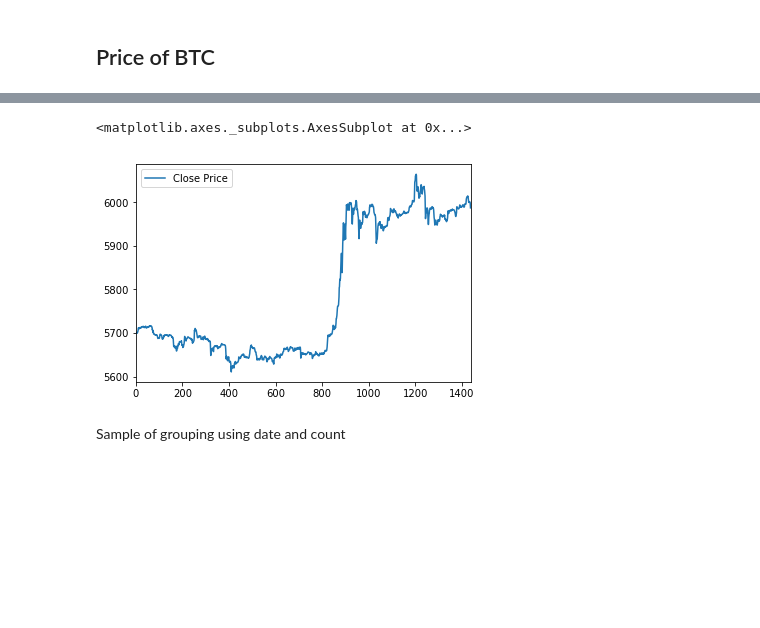
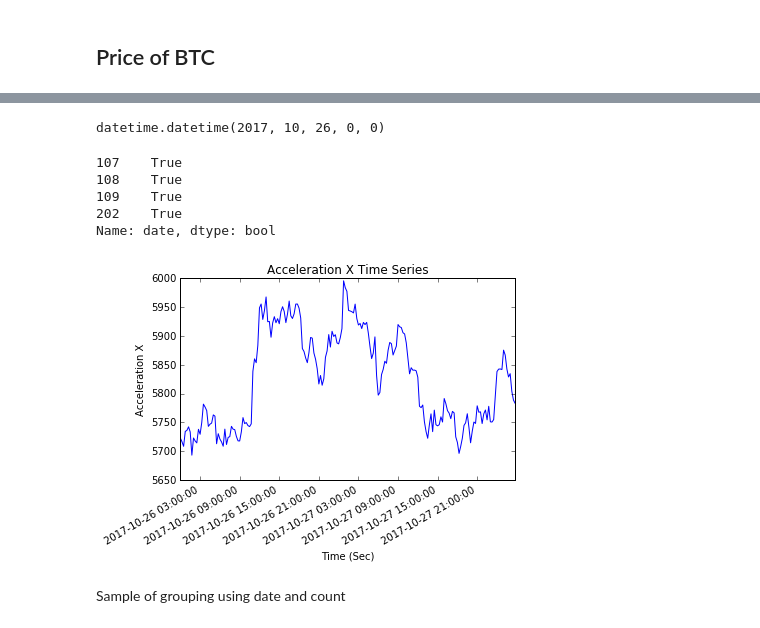
Before and after one commit to madhulekha-arun/SentimentAnalysis, a Jupyter notebook: BTC ETH.ipynb, the cells around one changed output, grey strips where cells are left out. Drawn from its saved outputs; the diff is of its cells as text; code cells hidden in the pictures; blank space fills up the shorter version.

```diff
--- a/BTC ETH.ipynb
+++ b/BTC ETH.ipynb
@@ -150,9 +151,14 @@ bitcoin_price.head()
-# %%
-import matplotlib.pyplot as plt
-
-%matplotlib inline
-
-bitcoin_price.plot()
-# %% [output]
-<matplotlib.axes._subplots.AxesSubplot at 0x...>
-[figure, removed]
+# %%
+datetime.datetime.strptime(bitcoin_price.iloc[0]['Date'],'%Y-%m-%d %H:%M:%S')
+# %% [output]
+datetime.datetime(2017, 10, 26, 0, 0)
+# %%
+price_date_col = []
+vals = []
+
+for i in range(len(bitcoin_price)):
+    try:
+        price_date_col.append(datetime.datetime.strptime(bitcoin_price.iloc[i]['Date'],'%Y-%m-%d %H:%M:%S'))
+        vals.append(bitcoin_price.iloc[i]['Close'])
+    except:
+        continue
@@ -159,3 +168,31 @@ bitcoin_price.plot()
+# %%
+#price_df = price_df[
+
+price_df['date']>datetime.datetime(2017, 10, 27, 0, 0)
+# %% [output]
+107    True
+108    True
+109    True
+202    True
+Name: date, dtype: bool
+# %%
+import matplotlib.pyplot as plt
+import matplotlib
+import matplotlib.dates as mdates
+
+%matplotlib inline
+
+plt.gca().xaxis.set_major_formatter(mdates.DateFormatter('%Y-%m-%d %H:%M:%S'))
+plt.plot(price_date_col, vals,'b')
+plt.gcf().autofmt_xdate()
+plt.title('Acceleration X Time Series')
+plt.xlabel('Time (Sec)')
+plt.ylabel('Acceleration X')
+plt.legend()
+
+#bitcoin_price_.plot()
+# %% [output]
+[figure, added]
 # %% [markdown]
 Sample of grouping using date and count
 # %%
```
Also changed, not shown: parts of 19 cells of this notebook.
